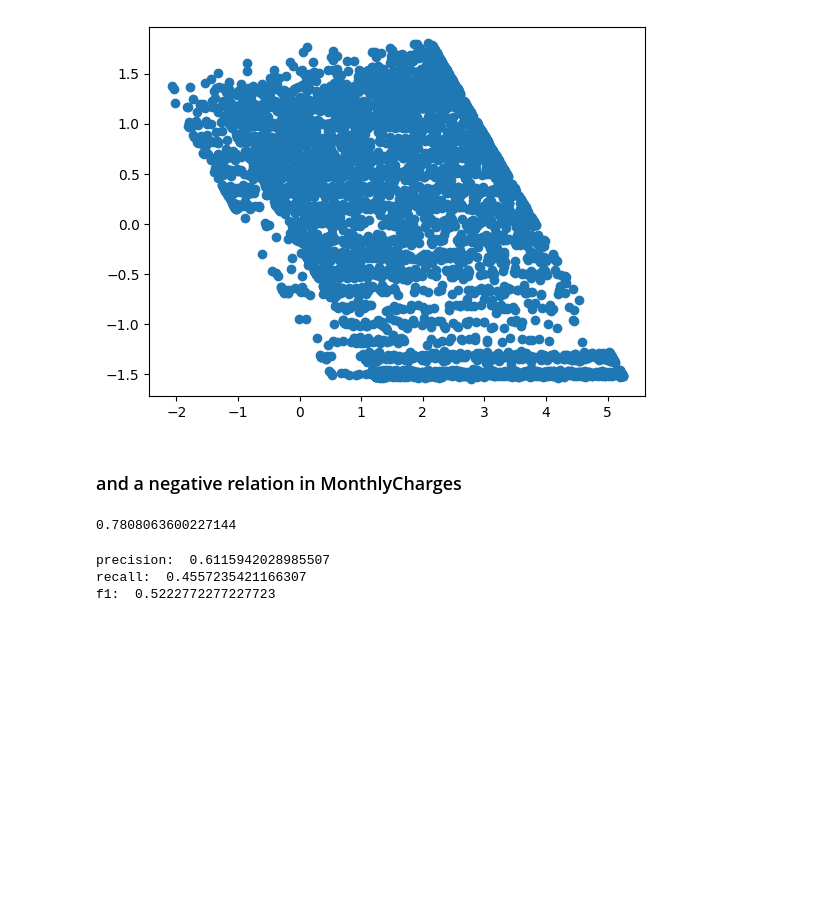
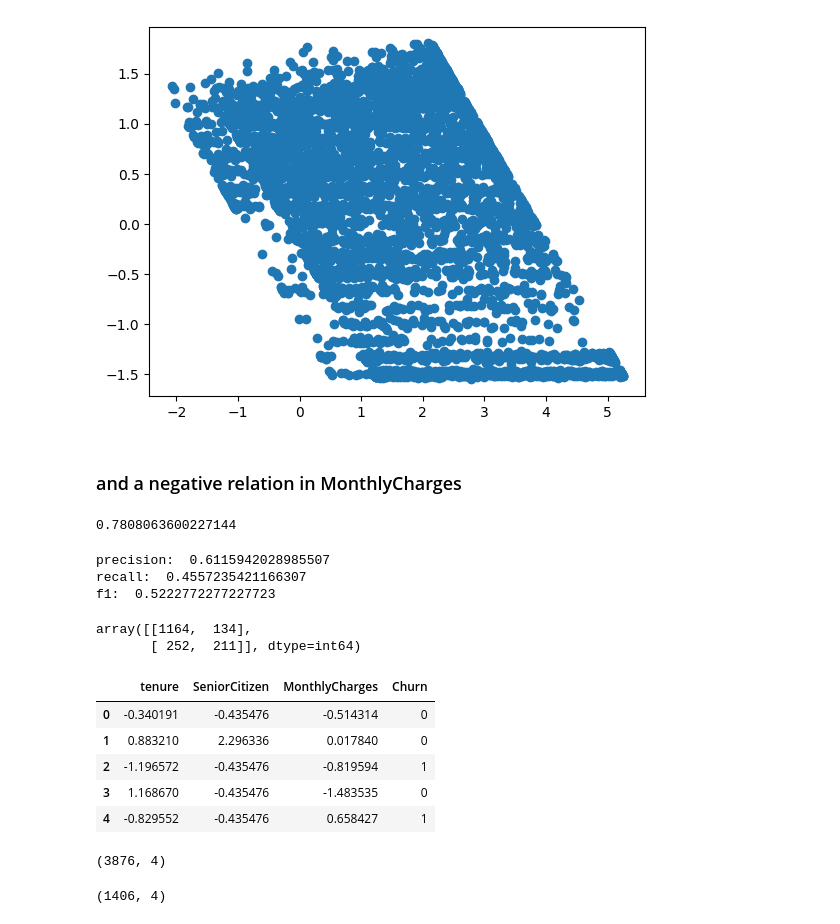
Before and after one commit to mdimasaac/lab-imbalanced-data, a Jupyter notebook: files_for_lab/lab_imbalanced_data.ipynb, the cells around one changed output. Cells and saved outputs as stored; diff of their text form; code cells hidden in the pictures; blank space fills up the shorter version.

```diff
--- a/files_for_lab/lab_imbalanced_data.ipynb
+++ b/files_for_lab/lab_imbalanced_data.ipynb
@@ -208,10 +210,11 @@ plt.scatter(logits,X_train_scaled['MonthlyCharges'])
 [figure]
 # %% [markdown]
 ### and a negative relation in MonthlyCharges
-# %%
-LR.score(X_test_scaled, y_test)
-# %% [output]
-0.7808063600227144
+# %%
+LR.score(X_test_scaled, y_test)
+# Even a simple model will give us more than 70% accuracy. Why?
+# %% [output]
+0.7808063600227144
 # %%
 pred = LR.predict(X_test_scaled)
 
@@ -222,3 +225,9 @@ print("f1: ",f1_score(y_test,pred))
 precision:  0.6115942028985507
 recall:  0.4557235421166307
 f1:  0.5222772277227723
+# %%
+# check the confusion matrix
+confusion_matrix(y_test,pred)
+# %% [output]
+array([[1164,  134],
+       [ 252,  211]], dtype=int64)
@@ -224,0 +237,23 @@ f1:  0.5222772277227723
+# %%
+# preparing train data: concat X and y
+# oversampling / undersampling is only to be done on the TRAINING set
+# our test set still must reflect reality!
+train = pd.concat([X_train_scaled, y_train],axis=1)
+train.columns
+train = train.rename(columns ={0: "Churn"})
+train.head()
+# %% [output]
+|  | tenure | SeniorCitizen | MonthlyCharges | Churn |
+| 0 | -0.340191 | -0.435476 | -0.514314 | 0 |
+| 1 | 0.883210 | 2.296336 | 0.017840 | 0 |
+| 2 | -1.196572 | -0.435476 | -0.819594 | 1 |
+| 3 | 1.168670 | -0.435476 | -1.483535 | 0 |
+| 4 | -0.829552 | -0.435476 | 0.658427 | 1 |
+# %%
+no_churn = train[train['Churn']==0]
+yes_churn = train[train['Churn']==1]
+display(no_churn.shape)
+display(yes_churn.shape)
+# %% [output]
+(3876, 4)
+(1406, 4)
```
Also changed, not shown: parts of 20 cells of this notebook.
